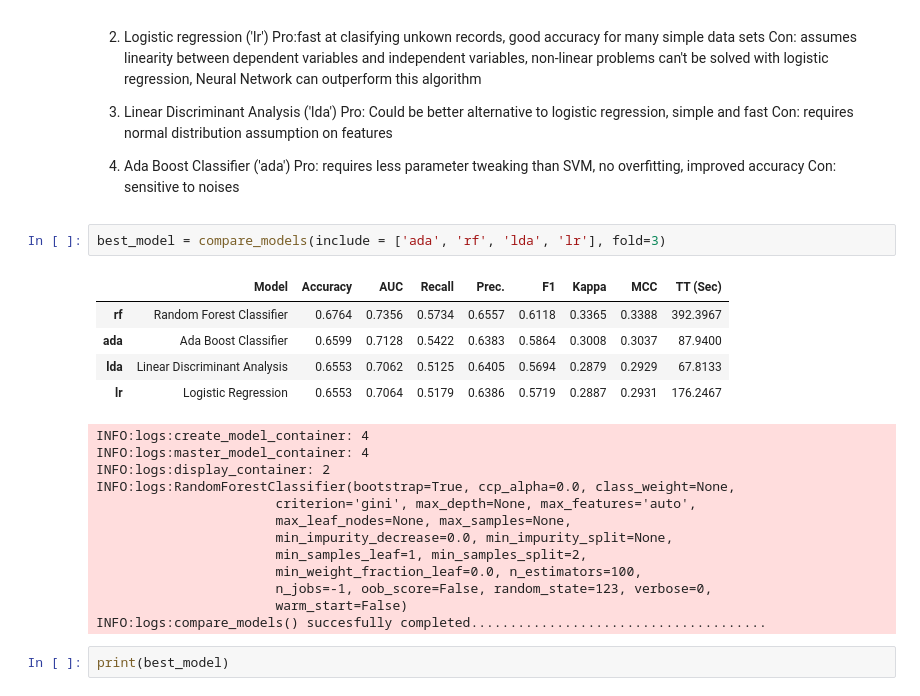
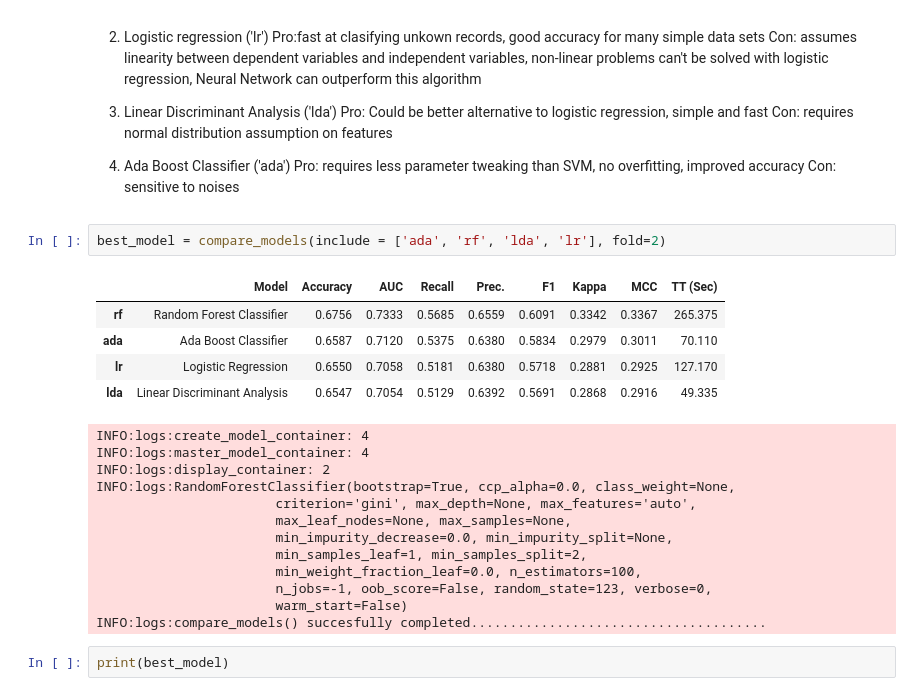
Before and after one commit to kwpark23/Airline-Delays, a Jupyter notebook: Airline_delay.ipynb, the cells around one changed output. Cells and saved outputs as stored; diff of their text form.

```diff
--- a/Airline_delay.ipynb
+++ b/Airline_delay.ipynb
@@ -319,13 +318,13 @@ Con: requires normal distribution assumption on features
 Pro: requires less parameter tweaking than SVM, no overfitting, improved accuracy
 Con: sensitive to noises
 # %%
-best_model = compare_models(include = ['ada', 'rf', 'lda', 'lr'], fold=3)
+best_model = compare_models(include = ['ada', 'rf', 'lda', 'lr'], fold=2)
 # %% [output]
 |  | Model | Accuracy | AUC | Recall | Prec. | F1 | Kappa | MCC | TT (Sec) |
-| rf | Random Forest Classifier | 0.6764 | 0.7356 | 0.5734 | 0.6557 | 0.6118 | 0.3365 | 0.3388 | 392.3967 |
-| ada | Ada Boost Classifier | 0.6599 | 0.7128 | 0.5422 | 0.6383 | 0.5864 | 0.3008 | 0.3037 | 87.9400 |
-| lda | Linear Discriminant Analysis | 0.6553 | 0.7062 | 0.5125 | 0.6405 | 0.5694 | 0.2879 | 0.2929 | 67.8133 |
-| lr | Logistic Regression | 0.6553 | 0.7064 | 0.5179 | 0.6386 | 0.5719 | 0.2887 | 0.2931 | 176.2467 |
+| rf | Random Forest Classifier | 0.6756 | 0.7333 | 0.5685 | 0.6559 | 0.6091 | 0.3342 | 0.3367 | 265.375 |
+| ada | Ada Boost Classifier | 0.6587 | 0.7120 | 0.5375 | 0.6380 | 0.5834 | 0.2979 | 0.3011 | 70.110 |
+| lr | Logistic Regression | 0.6550 | 0.7058 | 0.5181 | 0.6380 | 0.5718 | 0.2881 | 0.2925 | 127.170 |
+| lda | Linear Discriminant Analysis | 0.6547 | 0.7054 | 0.5129 | 0.6392 | 0.5691 | 0.2868 | 0.2916 | 49.335 |
 INFO:logs:create_model_container: 4
 INFO:logs:master_model_container: 4
 INFO:logs:display_container: 2
```
Also changed, not shown: parts of 8 cells of this notebook.
